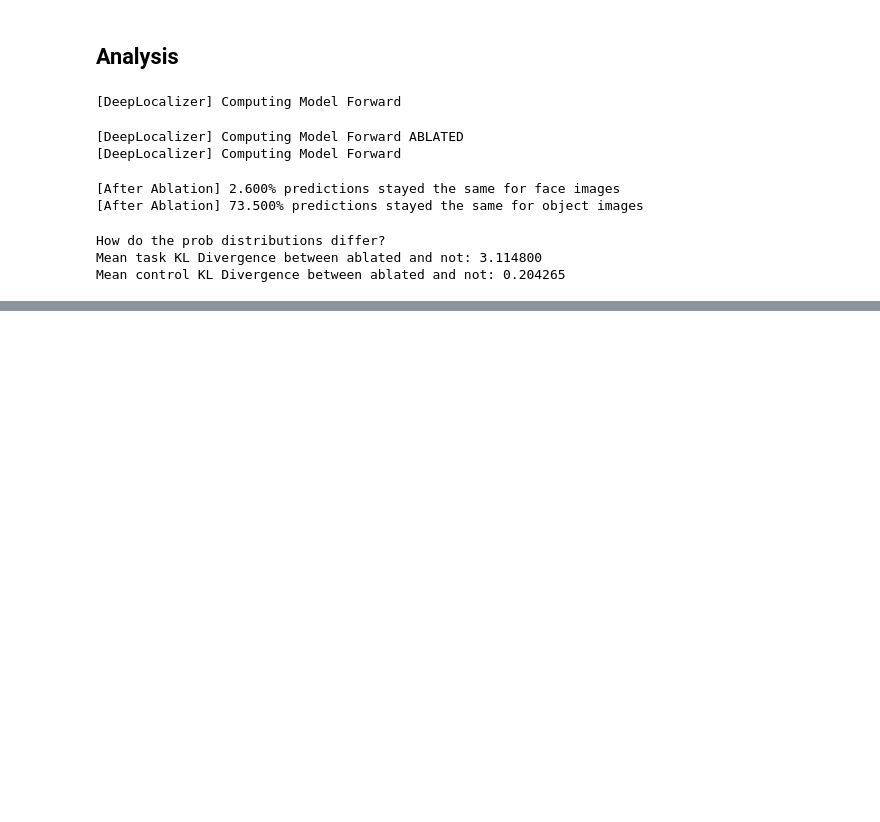
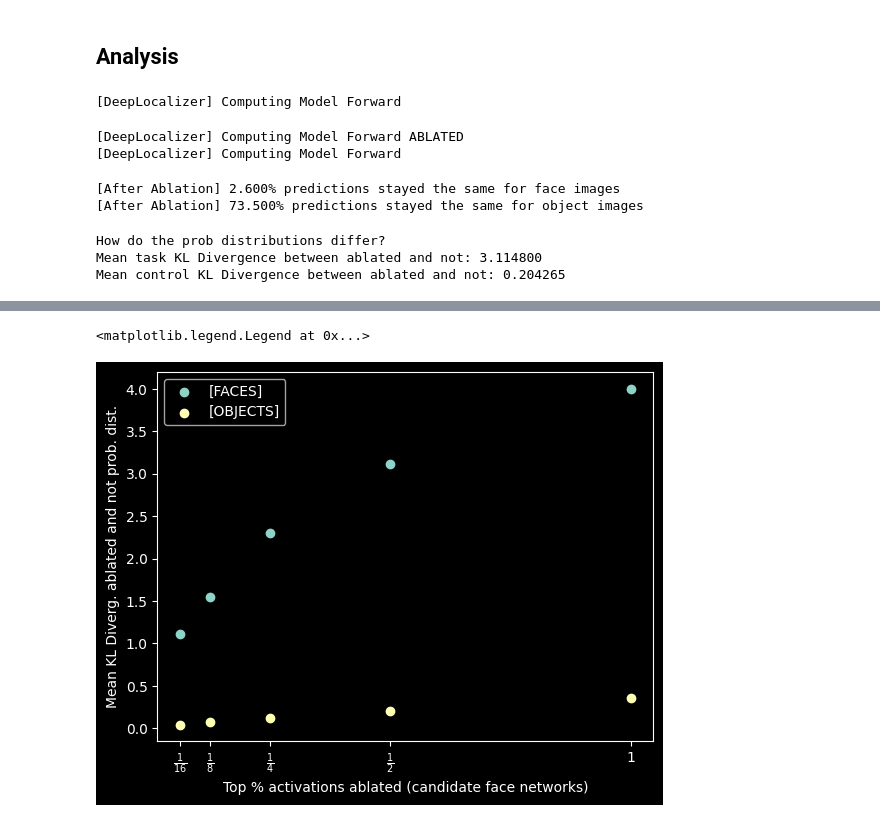
Before and after one commit to xnought/deep-localizer, a Jupyter notebook: resnet34_example.ipynb, the cells around one changed output, grey strips where cells are left out. Saved outputs shown, nothing was run; the diff lists cells and outputs as text; code cells hidden in the pictures; blank space fills up the shorter version.

```diff
--- a/resnet34_example.ipynb
+++ b/resnet34_example.ipynb
@@ -41,3 +40,10 @@ localizer = dl.DeepLocalizer(task, resnet_blocks, resnet_forward).compute_activa
+# %%
+# COMPUTE ACTIVATIONS
+# I've already computed them for you :)
+localizer = dl.DeepLocalizer(task, resnet_blocks, resnet_forward).load_activations("resnet_face.safetensors")
+
+# rather compute yourself? Uncomment this line below.
+# localizer = dl.DeepLocalizer(task, resnet_blocks, resnet_forward).compute_activations()
 # %%
 dl.visualize_activations(dl.overall_activation(localizer.activations), (4, 4), cmap="inferno")
 # %% [output]
@@ -97,0 +151,10 @@ Mean control KL Divergence between ablated and not: 0.204265
+# %%
+plt.scatter(ps, perf_kl_task, label="[FACES]")
+plt.scatter(ps, perf_kl_control, label="[OBJECTS]")
+plt.xticks(ps, labels=["$1$", frac(1, 2), frac(1, 4), frac(1, 8), frac(1, 16)])
+plt.xlabel("Top % activations ablated (candidate face networks)")
+plt.ylabel("Mean KL Diverg. ablated and not prob. dist.")
+plt.legend()
+# %% [output]
+<matplotlib.legend.Legend at 0x...>
+[figure, added]
```
Also changed, not shown: parts of 7 cells of this notebook.
